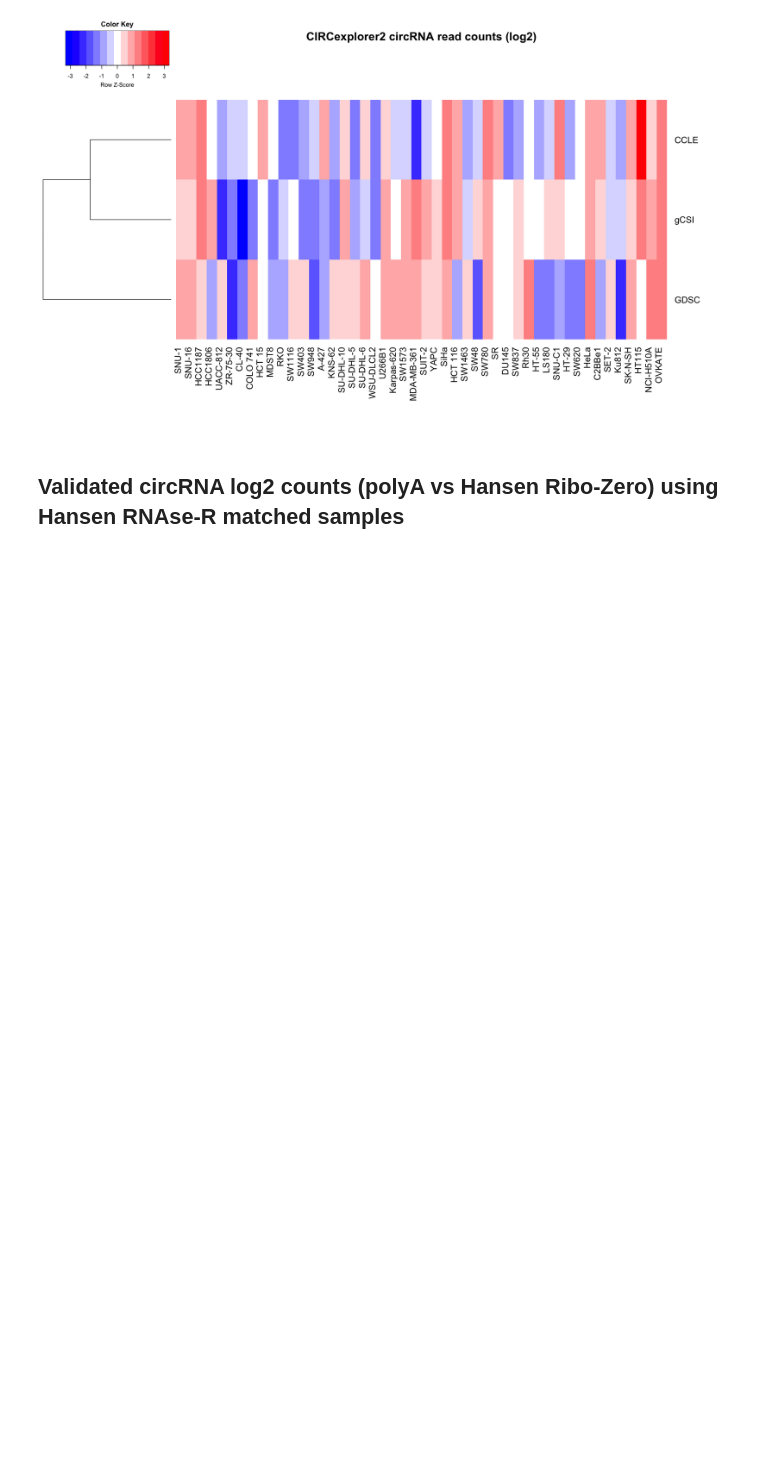
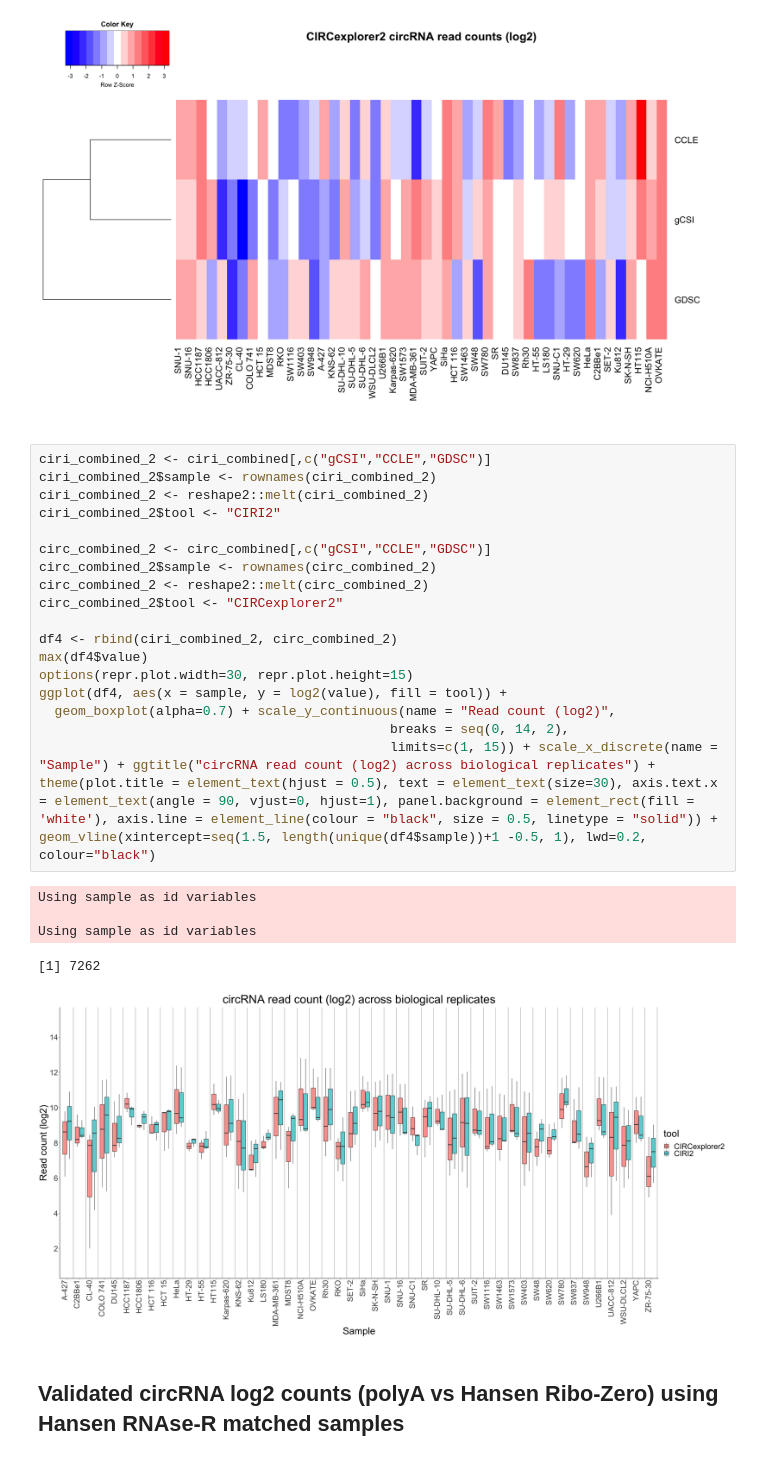
Before and after one commit to anthfm/circRNA, a Jupyter notebook: summarize_circRNA.ipynb, the cells around one changed output. Saved outputs shown, nothing was run; the diff lists cells and outputs as text; blank space fills up the shorter version.

```diff
--- a/summarize_circRNA.ipynb
+++ b/summarize_circRNA.ipynb
@@ -466,6 +466,30 @@ heatmap.2(circ_combined_t[,colnames(ciri_combined_t)], col=bluered,trace="none",
           margins=c(12,8), keysize=1, cexRow=1.4, cexCol=1.4, Colv=FALSE, dendrogram="row")
 # %% [output]
 [figure]
+# %%
+ciri_combined_2 <- ciri_combined[,c("gCSI","CCLE","GDSC")]
+ciri_combined_2$sample <- rownames(ciri_combined_2)
+ciri_combined_2 <- reshape2::melt(ciri_combined_2)
+ciri_combined_2$tool <- "CIRI2"
+
+circ_combined_2 <- circ_combined[,c("gCSI","CCLE","GDSC")]
+circ_combined_2$sample <- rownames(circ_combined_2)
+circ_combined_2 <- reshape2::melt(circ_combined_2)
+circ_combined_2$tool <- "CIRCexplorer2"
+
+df4 <- rbind(ciri_combined_2, circ_combined_2)
+max(df4$value)
+options(repr.plot.width=30, repr.plot.height=15)
+ggplot(df4, aes(x = sample, y = log2(value), fill = tool)) +
+  geom_boxplot(alpha=0.7) + scale_y_continuous(name = "Read count (log2)",
+                                             breaks = seq(0, 14, 2),
+                                             limits=c(1, 15)) + scale_x_discrete(name = "Sample") + ggtitle("circRNA read count (log2) across biological replicates") + theme(plot.title = element_text(hjust = 0.5), text = element_text(size=30), axis.text.x = element_text(angle = 90, vjust=0, hjust=1), panel.background = element_rect(fill = 'white'), axis.line = element_line(colour = "black", size = 0.5, linetype = "solid")) + geom_vline(xintercept=seq(1.5, length(unique(df4$sample))+1 -0.5, 1), lwd=0.2, colour="black")
+# %% [output]
+Using sample as id variables
+
+Using sample as id variables
+[1] 7262
+[figure, added]
 # %% [markdown]
 ## Validated circRNA log2 counts (polyA vs Hansen Ribo-Zero) using Hansen RNAse-R matched samples
 # %%
```
